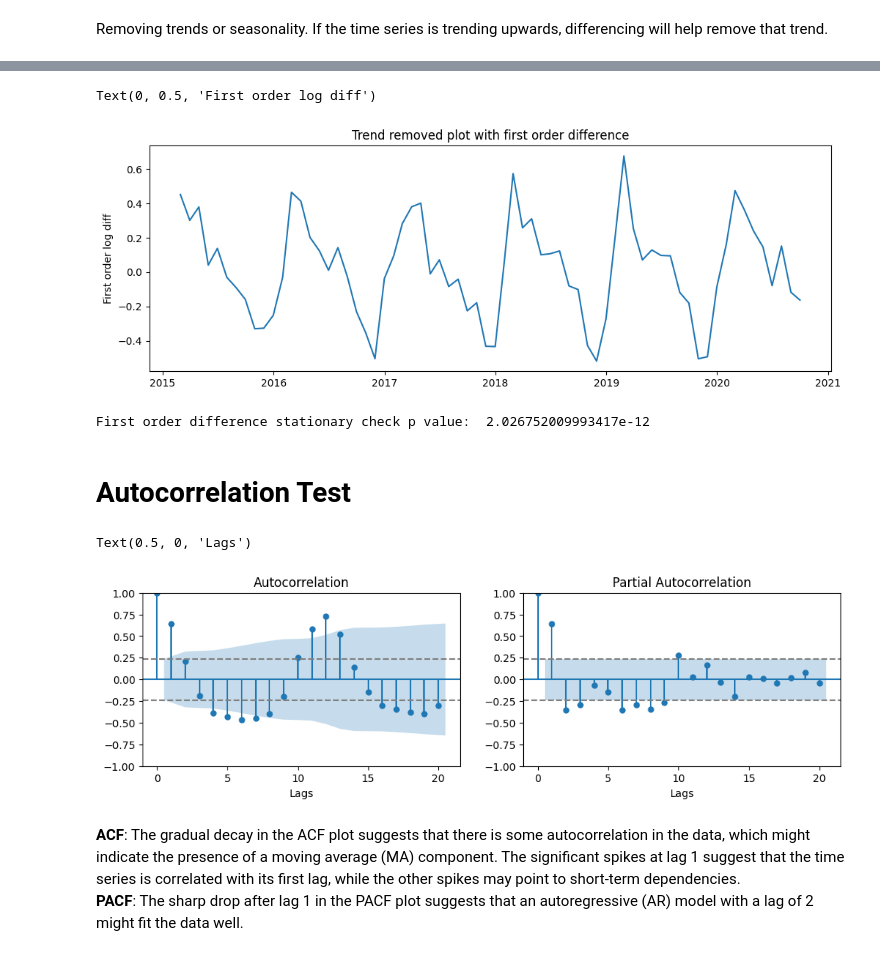
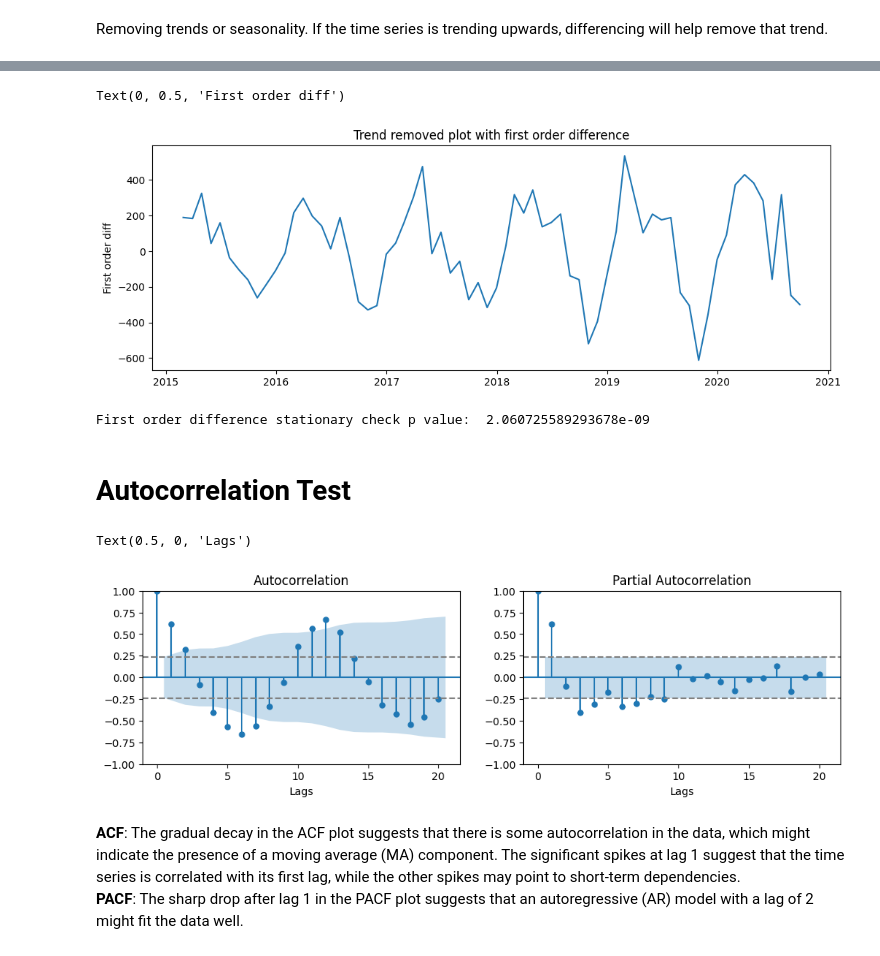
Before and after one commit to mostafa-fallaha/time-series, a Jupyter notebook: Arima_Solar_Energy/arima.ipynb, the cells around one changed output, grey strips where cells are left out. Saved outputs shown, nothing was run; the diff lists cells and outputs as text; code cells hidden in the pictures.

```diff
--- a/Arima_Solar_Energy/arima.ipynb
+++ b/Arima_Solar_Energy/arima.ipynb
@@ -178,4 +186,5 @@ Freq: ME, Length: 69, dtype: float64
 # %%
 #Take first difference:
-ts_log_diff = ts_log - ts_log.shift()
-ts_log_diff.dropna(inplace=True)
+ts_diff = ts - ts.shift()
+ts_diff.dropna(inplace=True)
+ts_diff
@@ -182,15 +205,15 @@ ts_log_diff.dropna(inplace=True)
 # %%
 plt.title('Trend removed plot with first order difference')
-plt.plot(ts_log_diff)
-plt.ylabel('First order log diff')
+plt.plot(ts_diff)
+plt.ylabel('First order diff')
 # %% [output]
-Text(0, 0.5, 'First order log diff')
+Text(0, 0.5, 'First order diff')
-[figure, old version]
+[figure, new version]
 # %%
-s_test = adfuller(ts_log_diff, autolag='AIC')
+s_test = adfuller(ts_diff, autolag='AIC')
 print("First order difference stationary check p value: ", s_test[1])
 # %% [output]
-First order difference stationary check p value:  2.026752009993417e-12
+First order difference stationary check p value:  2.060725589293678e-09
 # %% [markdown]
 # Autocorrelation Test
 # %%
@@ -198,21 +221,21 @@ from statsmodels.graphics.tsaplots import plot_acf, plot_pacf
 # %%
 # ACF chart
 fig, (ax1, ax2) = plt.subplots(1, 2, figsize = (12,3))
-fig = plot_acf(ts_log_diff.values.squeeze(), lags=20, ax=ax1)
+fig = plot_acf(ts_diff.values.squeeze(), lags=20, ax=ax1)
 # draw 95% confidence interval line
-ax1.axhline(y=-1.96/np.sqrt(len(ts_log_diff)),linestyle='--',color='gray')
-ax1.axhline(y=1.96/np.sqrt(len(ts_log_diff)),linestyle='--',color='gray')
+ax1.axhline(y=-1.96/np.sqrt(len(ts_diff)),linestyle='--',color='gray')
+ax1.axhline(y=1.96/np.sqrt(len(ts_diff)),linestyle='--',color='gray')
 ax1.set_xlabel('Lags')
 
 # PACF chart
-fig = plot_pacf(ts_log_diff, lags=20, ax=ax2)
+fig = plot_pacf(ts_diff, lags=20, ax=ax2)
 # draw 95% confidence interval line
-ax2.axhline(y=-1.96/np.sqrt(len(ts_log_diff)),linestyle='--',color='gray')
-ax2.axhline(y=1.96/np.sqrt(len(ts_log_diff)),linestyle='--',color='gray')
+ax2.axhline(y=-1.96/np.sqrt(len(ts_diff)),linestyle='--',color='gray')
+ax2.axhline(y=1.96/np.sqrt(len(ts_diff)),linestyle='--',color='gray')
 ax2.set_xlabel('Lags')
 # %% [output]
 Text(0.5, 0, 'Lags')
-[figure, old version]
+[figure, new version]
 # %% [markdown]
 **ACF**: The gradual decay in the ACF plot suggests that there is some autocorrelation in the data, which might indicate the presence of a moving average (MA) component. The significant spikes at lag 1 suggest that the time series is correlated with its first lag, while the other spikes may point to short-term dependencies.
 <br>
```
Also changed, not shown: parts of 28 cells of this notebook, 7 other files.
